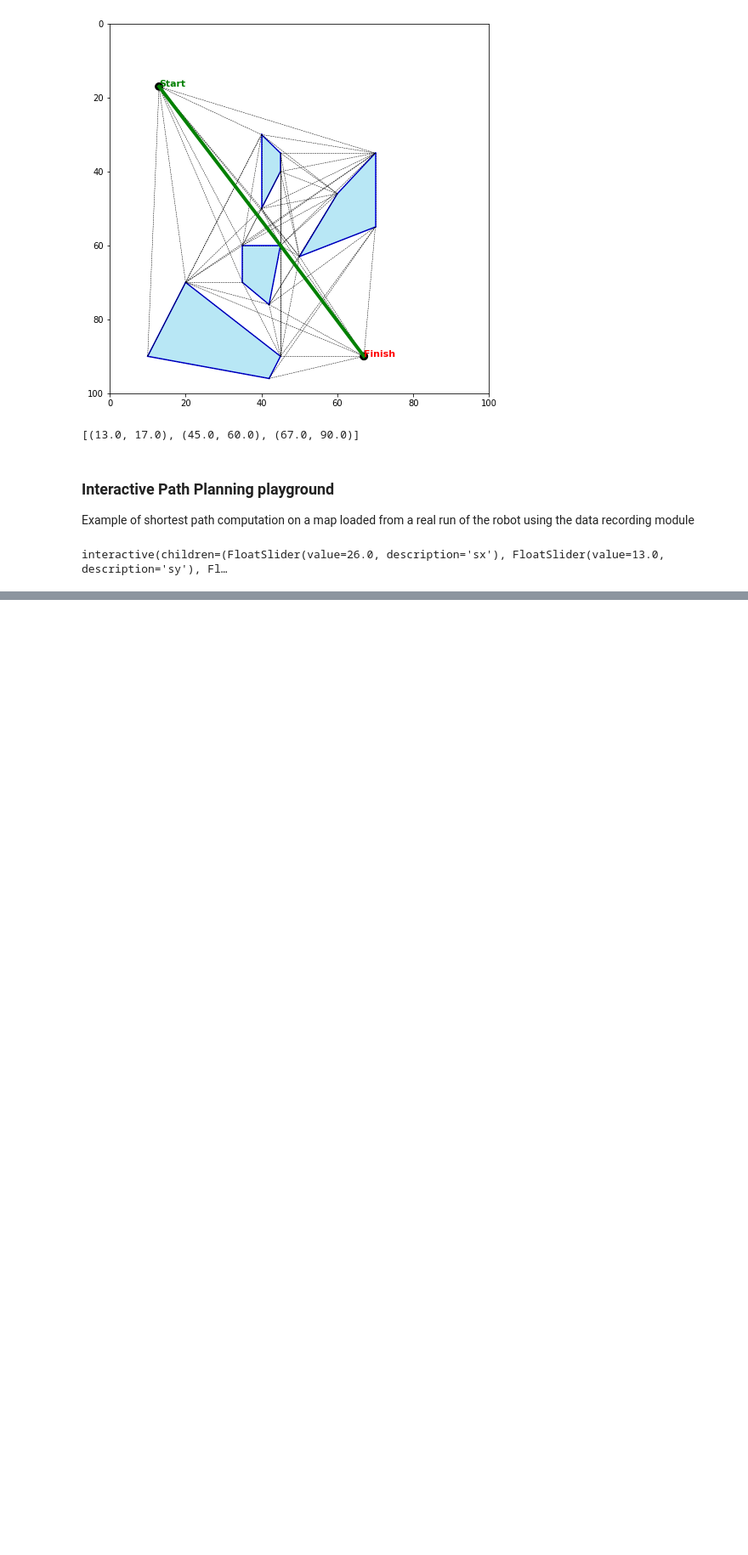
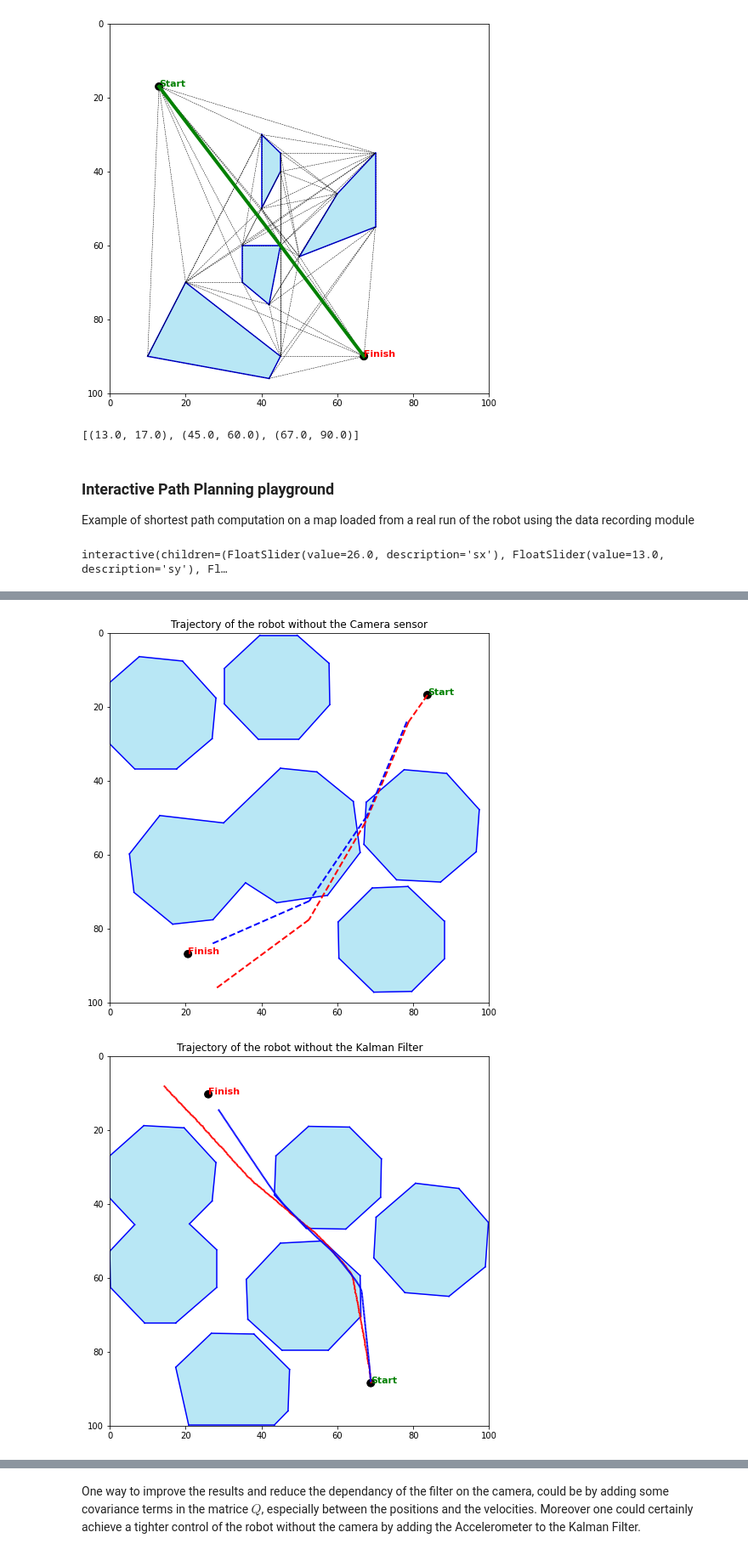
Before and after one commit to Fllask/Mobile_Robotics, a Jupyter notebook: Report.ipynb, the cells around one changed output, grey strips where cells are left out. Shown at 85% size. Saved outputs shown, nothing was run; the diff lists cells and outputs as text; code cells hidden in the pictures; blank space fills up the shorter version.

Commit message:
merged filtering

```diff
--- a/Report.ipynb
+++ b/Report.ipynb
@@ -543,0 +712,14 @@ Video("videos/4.mov",width=800)
+# %%
+from Functions import Visualization as vis
+import matplotlib.pyplot as plt
+
+vs = vis.Visualization()
+plt.title('Trajectory of the robot without the Camera sensor')
+vs.plotTrajectories('runs/run_13_nofilter.pkl')
+plt.title('Trajectory of the robot without the Kalman Filter')
+vs.plotTrajectories('runs/run_10_nocamfilter.pkl')
+plt.title('Trajectory of the robot with camera, odometry and kalman filtering')
+vs.plotTrajectories('runs/run_3.pkl')
+# %% [output]
+[figure, added]
+[figure, added]
@@ -543,0 +727,2 @@ Video("videos/4.mov",width=800)
+# %% [markdown]
+One way to improve the results and reduce the dependancy of the filter on the camera, could be by adding some covariance terms in the matrice $Q$, especially between the positions and the velocities. Moreover one could certainly achieve a tighter control of the robot without the camera by adding the Accelerometer to the Kalman Filter.
```
Also changed, not shown: parts of 21 cells of this notebook, 1 other file.
